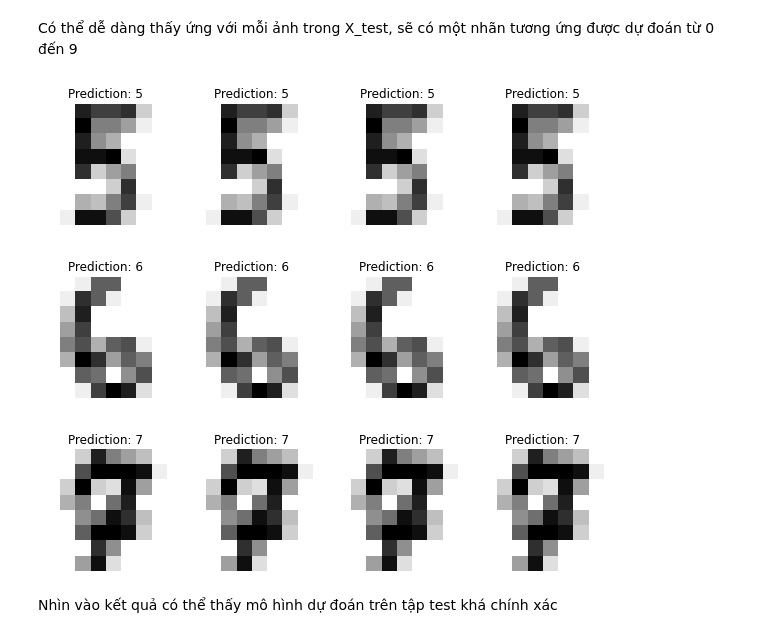
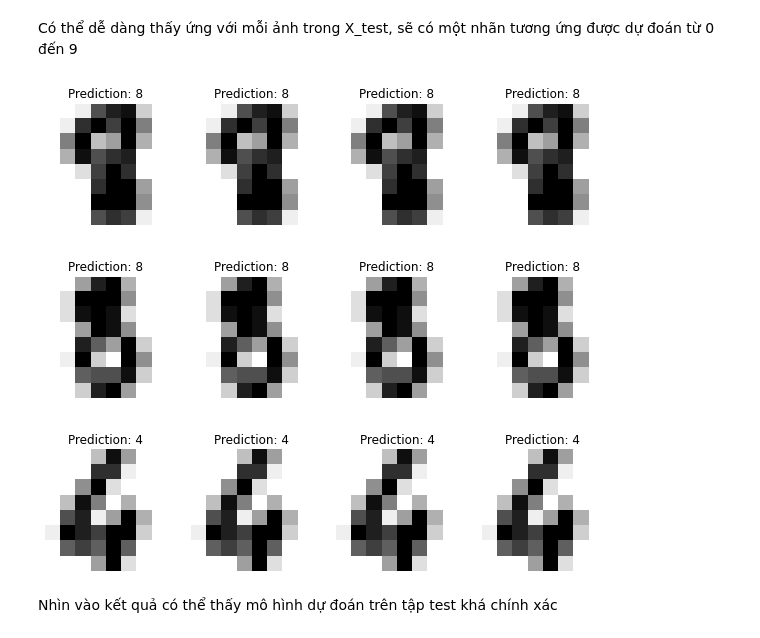
Before and after one commit to khiemledev/CS114.L22.KHCL, a Jupyter notebook: sklearn_hand_written_digits_recognition.ipynb, the cells around one changed output. Cells and saved outputs as stored; diff of their text form; code cells hidden in the pictures.

```diff
--- a/sklearn_hand_written_digits_recognition.ipynb
+++ b/sklearn_hand_written_digits_recognition.ipynb
@@ -124,14 +124,14 @@ Có thể dễ dàng thấy ứng với mỗi ảnh trong X_test, sẽ có một
 # %%
 # Xem qua kết quả dự đoán kèm theo ảnh
 _, axes = plt.subplots(nrows=3, ncols=4, figsize=(10, 9))
-for axs, image, prediction in zip(axes, X_test[12:], predicted[12:]):
+for axs, image, prediction in zip(axes, X_test, predicted):
     for ax in axs:
       ax.set_axis_off()
       image = image.reshape(8, 8)
       ax.imshow(image, cmap=plt.cm.gray_r, interpolation='nearest')
       ax.set_title(f'Prediction: {prediction}')
 # %% [output]
-[figure, old version]
+[figure, new version]
 # %% [markdown]
 Nhìn vào kết quả có thể thấy mô hình dự đoán trên tập test khá chính xác
 # %% [markdown]
```
Also changed, not shown: parts of 17 cells of this notebook.
